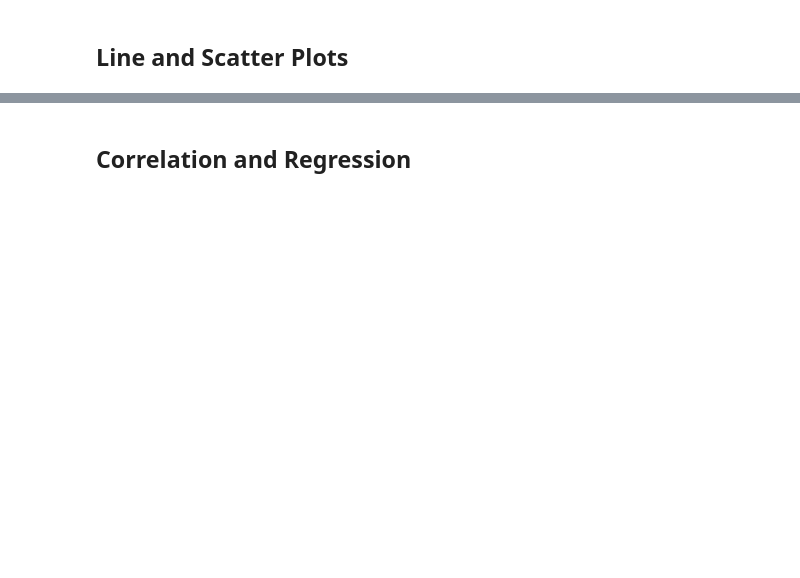
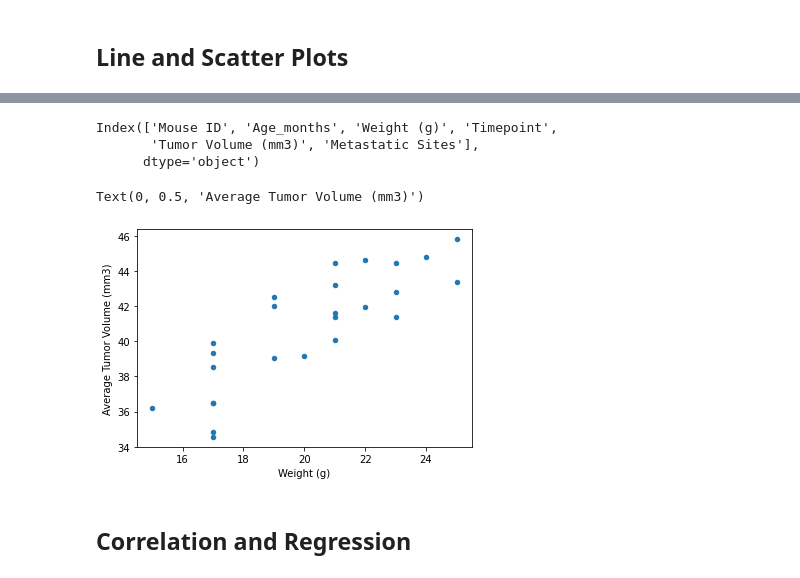
Before and after one commit to Patli1998/Challenge5-Matplotlib, a Jupyter notebook: Pymaceuticals/pymaceuticals.ipynb, the cells around one changed output, grey strips where cells are left out. Cells and saved outputs as stored; diff of their text form; code cells hidden in the pictures; blank space fills up the shorter version.

```diff
--- a/Pymaceuticals/pymaceuticals.ipynb
+++ b/Pymaceuticals/pymaceuticals.ipynb
@@ -240,4 +331,18 @@ plt.show()
 # %%
 # Generate a scatter plot of average tumor volume vs. mouse weight for the Capomulin regimen
+average_tumor_volume =cleaned_mice[cleaned_mice["Drug Regimen"] == "Capomulin"]
+average_tumor_volume = average_tumor_volume.groupby(["Mouse ID"], as_index = False).mean()
+
+print(average_tumor_volume.keys())
+
+average_tumor_volume.plot.scatter(x = "Weight (g)", y = "Tumor Volume (mm3)" )
+plt.xlabel("Weight (g)")
+plt.ylabel("Average Tumor Volume (mm3)")
+# %% [output]
+Index(['Mouse ID', 'Age_months', 'Weight (g)', 'Timepoint',
+       'Tumor Volume (mm3)', 'Metastatic Sites'],
+      dtype='object')
+Text(0, 0.5, 'Average Tumor Volume (mm3)')
+[figure, added]
 # %% [markdown]
 ## Correlation and Regression
```
Also changed, not shown: parts of 9 cells of this notebook.
